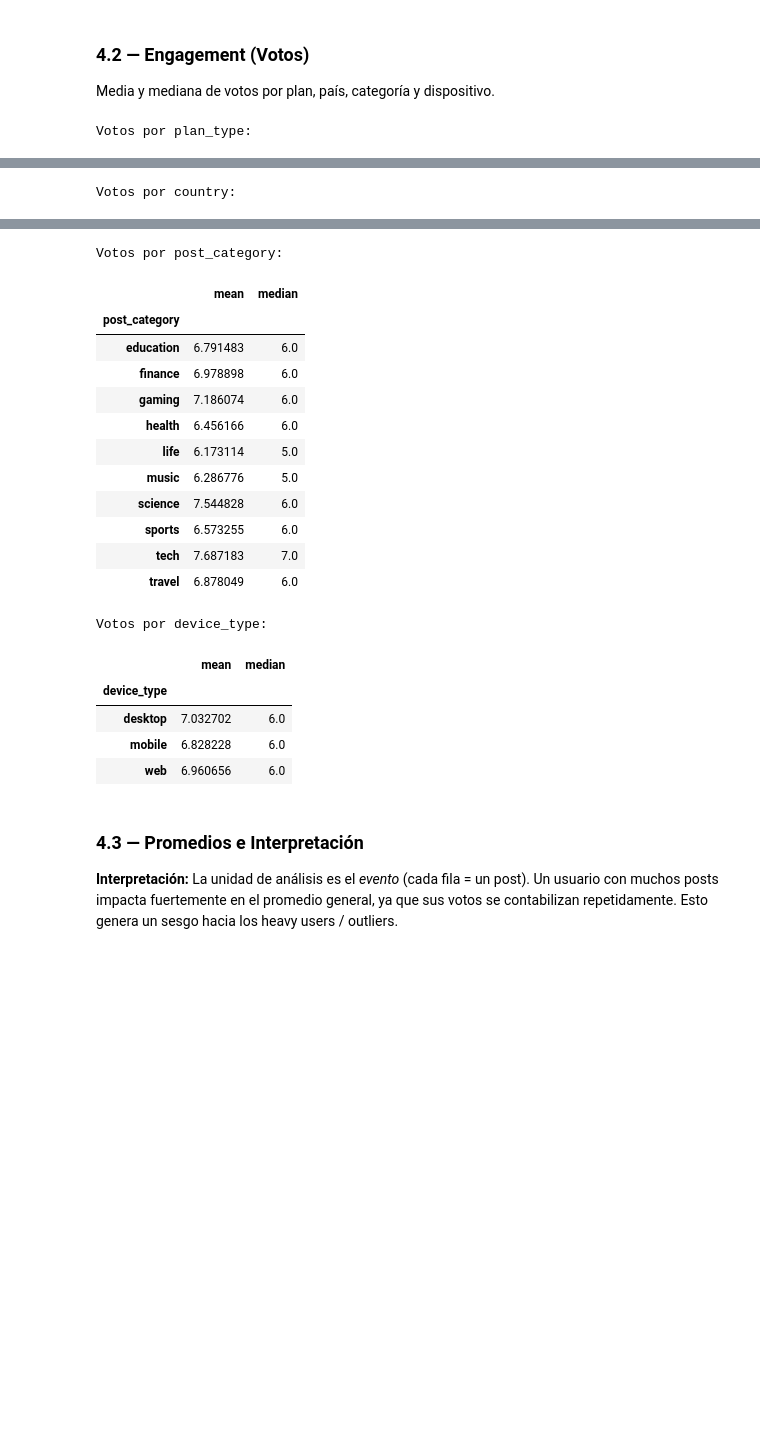
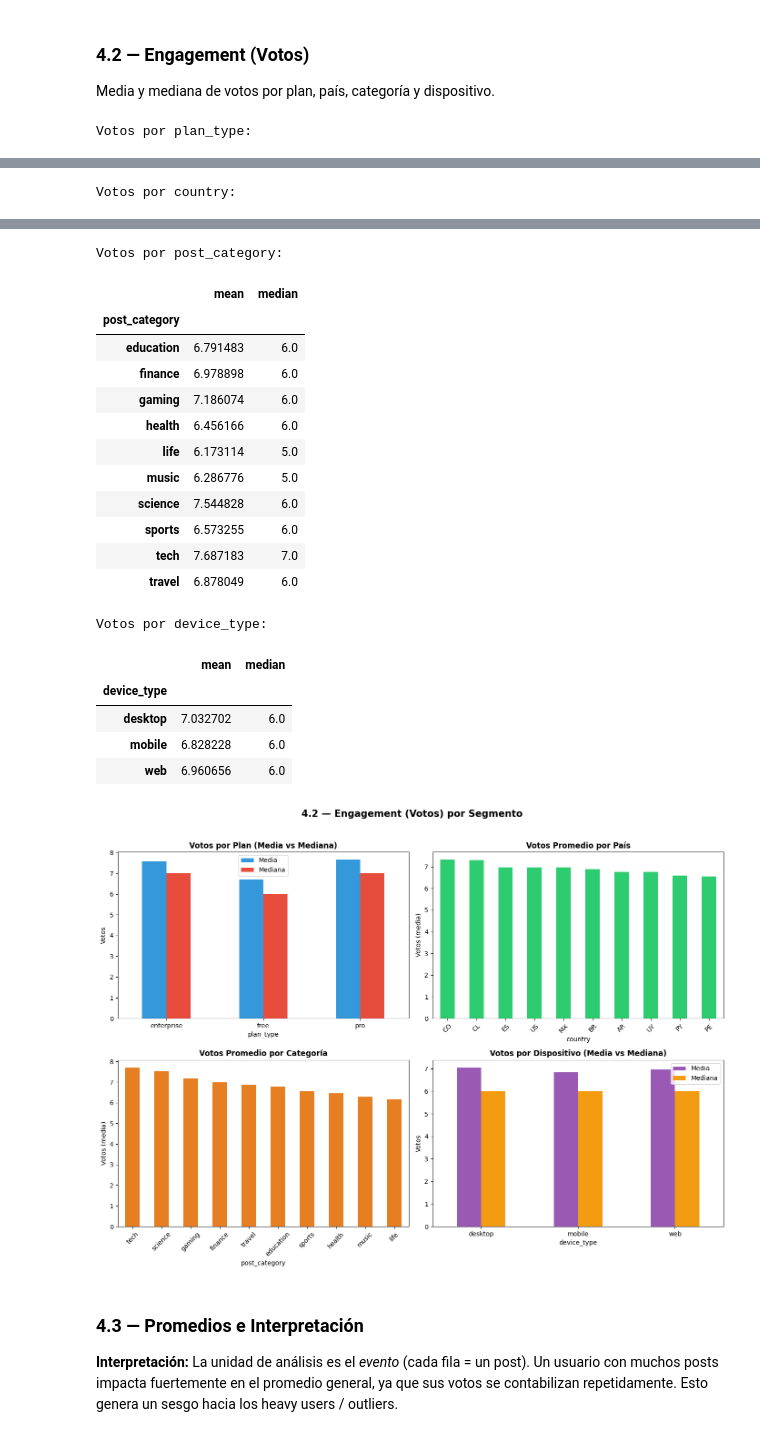
Before and after one commit to da21nny/The_Huddle_Challenge_9_CodePro_4, a Jupyter notebook: challenge_9.ipynb, the cells around one changed output, grey strips where cells are left out. Cells and saved outputs as stored; diff of their text form; code cells hidden in the pictures; blank space fills up the shorter version.

```diff
--- a/challenge_9.ipynb
+++ b/challenge_9.ipynb
@@ -403,6 +432,43 @@ Media y mediana de votos por plan, país, categoría y dispositivo.
 for col in ["plan_type", "country", "post_category", "device_type"]:
     print(f"\nVotos por {col}:")
     display(df_clean.groupby(col)["votes_received"].agg(["mean", "median"]))
+
+# --- Gráficos de Engagement ---
+fig, axes = plt.subplots(2, 2, figsize=(14, 10))
+
+# Engagement por plan
+eng_plan = df_clean.groupby("plan_type")["votes_received"].agg(["mean", "median"])
+eng_plan.plot(kind="bar", ax=axes[0, 0], color=["#3498db", "#e74c3c"])
+axes[0, 0].set_title("Votos por Plan (Media vs Mediana)", fontsize=12, fontweight="bold")
+axes[0, 0].set_ylabel("Votos")
+axes[0, 0].tick_params(axis="x", rotation=0)
+axes[0, 0].legend(["Media", "Mediana"])
+
+# Engagement por país
+eng_country = df_clean.groupby("country")["votes_received"].mean().sort_values(ascending=False)
+eng_country.plot(kind="bar", ax=axes[0, 1], color="#2ecc71")
+axes[0, 1].set_title("Votos Promedio por País", fontsize=12, fontweight="bold")
+axes[0, 1].set_ylabel("Votos (media)")
+axes[0, 1].tick_params(axis="x", rotation=45)
+
+# Engagement por categoría
+eng_cat = df_clean.groupby("post_category")["votes_received"].mean().sort_values(ascending=False)
+eng_cat.plot(kind="bar", ax=axes[1, 0], color="#e67e22")
+axes[1, 0].set_title("Votos Promedio por Categoría", fontsize=12, fontweight="bold")
+axes[1, 0].set_ylabel("Votos (media)")
+axes[1, 0].tick_params(axis="x", rotation=45)
+
+# Engagement por dispositivo
+eng_dev = df_clean.groupby("device_type")["votes_received"].agg(["mean", "median"])
+eng_dev.plot(kind="bar", ax=axes[1, 1], color=["#9b59b6", "#f39c12"])
+axes[1, 1].set_title("Votos por Dispositivo (Media vs Mediana)", fontsize=12, fontweight="bold")
+axes[1, 1].set_ylabel("Votos")
+axes[1, 1].tick_params(axis="x", rotation=0)
+axes[1, 1].legend(["Media", "Mediana"])
+
+plt.suptitle("4.2 — Engagement (Votos) por Segmento", fontsize=15, fontweight="bold", y=1.02)
+plt.tight_layout()
+plt.show()
 # %% [output]
 Votos por plan_type:
 |  | mean | median |
@@ -415,33 +481,34 @@ Votos por country:
 | country |  |  |
 | AR | 6.771404 | 6.0 |
 | BR | 6.889375 | 6.0 |
 | CL | 7.311594 | 6.0 |
 | CO | 7.323770 | 6.0 |
 | ES | 6.978022 | 6.0 |
 | MX | 6.962594 | 6.0 |
 | PE | 6.547074 | 6.0 |
 | PY | 6.600956 | 6.0 |
 | US | 6.973305 | 6.0 |
 | UY | 6.762097 | 6.0 |
 Votos por post_category:
 |  | mean | median |
 | post_category |  |  |
 | education | 6.791483 | 6.0 |
 | finance | 6.978898 | 6.0 |
 | gaming | 7.186074 | 6.0 |
 | health | 6.456166 | 6.0 |
 | life | 6.173114 | 5.0 |
 | music | 6.286776 | 5.0 |
 | science | 7.544828 | 6.0 |
 | sports | 6.573255 | 6.0 |
 | tech | 7.687183 | 7.0 |
 | travel | 6.878049 | 6.0 |
 Votos por device_type:
 |  | mean | median |
 | device_type |  |  |
 | desktop | 7.032702 | 6.0 |
 | mobile | 6.828228 | 6.0 |
 | web | 6.960656 | 6.0 |
+[figure, added]
 # %% [markdown]
 ### 4.3 — Promedios e Interpretación
 
```
Also changed, not shown: parts of 5 cells of this notebook.
